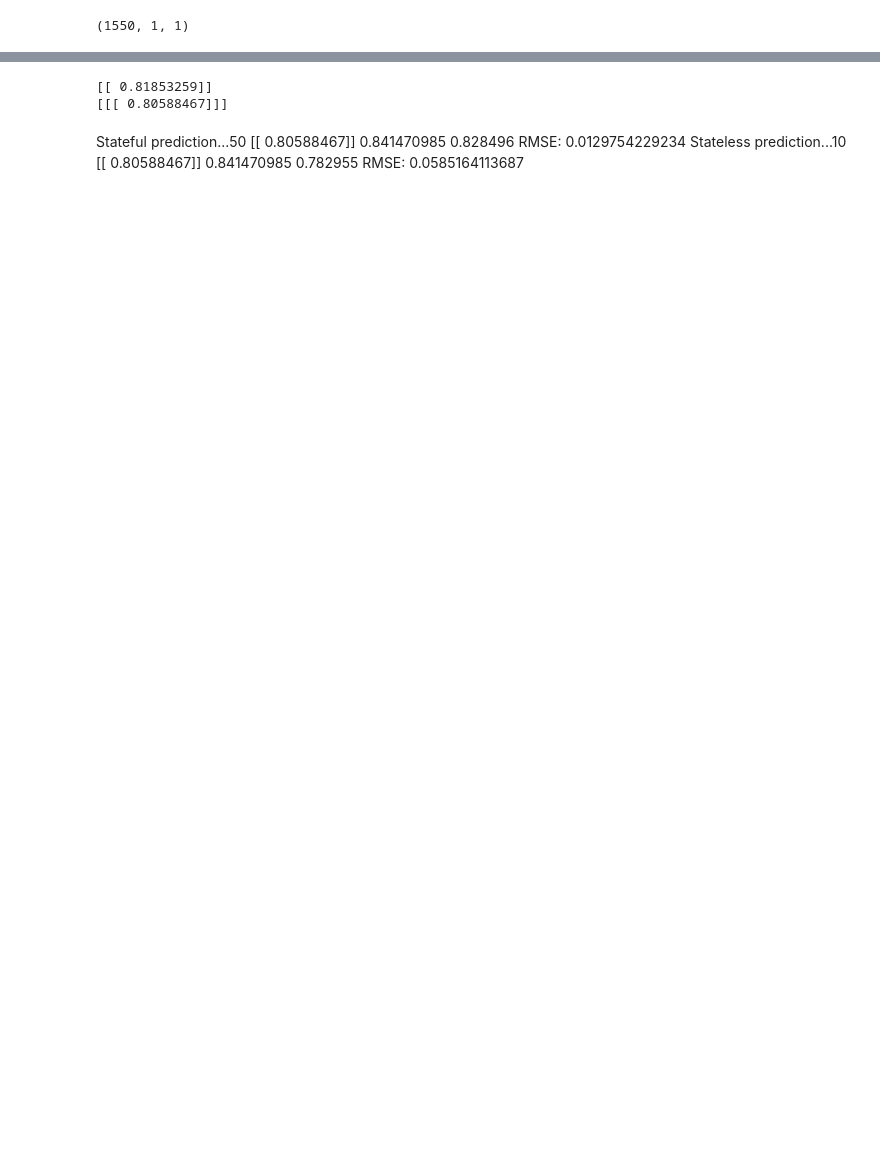
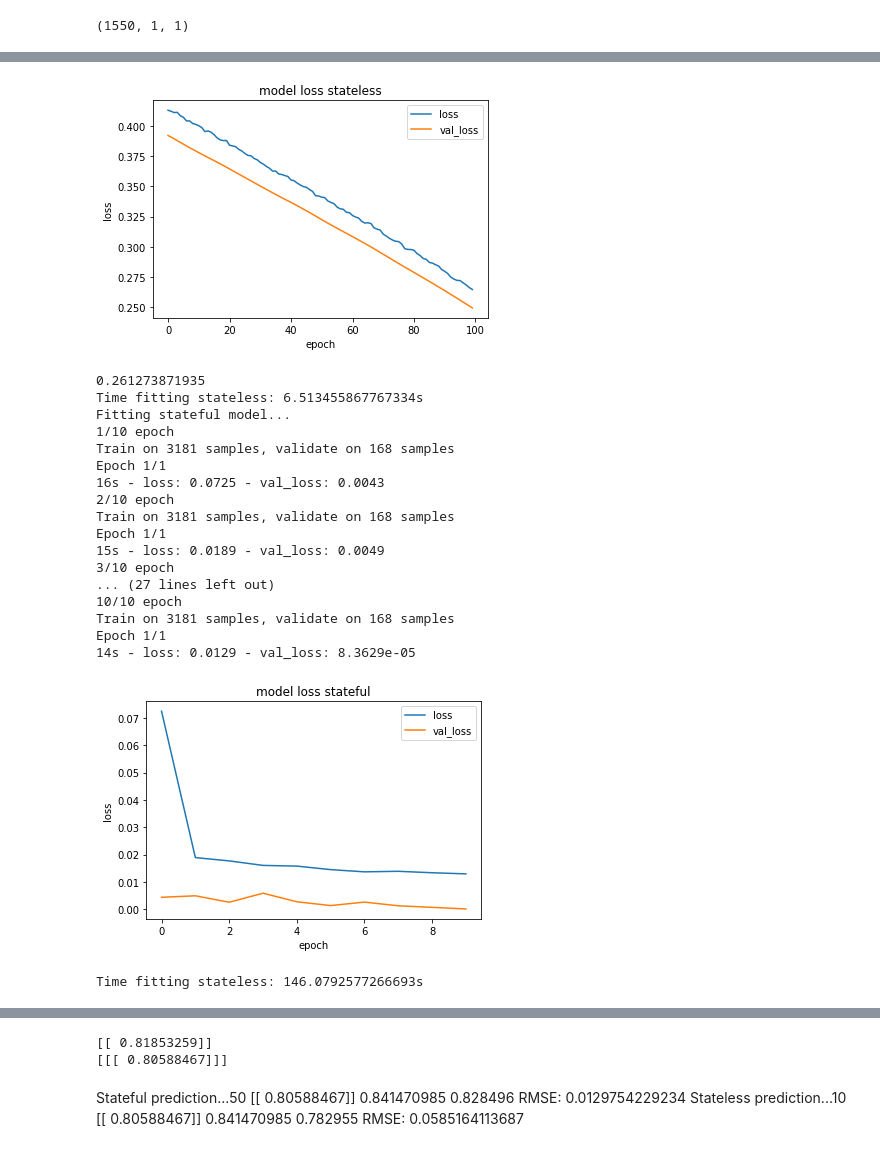
Before and after one commit to pfgoting/lstm-keras, a Jupyter notebook: Playing with LSTM.ipynb, the cells around one changed output, grey strips where cells are left out. Drawn from its saved outputs; the diff is of its cells as text; code cells hidden in the pictures; blank space fills up the shorter version.

```diff
--- a/Playing with LSTM.ipynb
+++ b/Playing with LSTM.ipynb
@@ -117,7 +115,7 @@ models = {}
 for i in range(0,2):
     state = i
     if state == 0:
-        print "Fitting stateless model..."
+        print ("Fitting stateless model...")
         d0 = time.time()
         # 1. define network STATELESS
         model = Sequential()
@@ -127,7 +125,7 @@ for i in range(0,2):
         # 2. compile network
         model.compile(optimizer='adam', loss='mean_squared_error')
         # 3. fit network
-        history = model.fit(trainX, trainY, epochs=1000, batch_size=len(trainX), verbose=1,validation_split=0.05)
+        history = model.fit(trainX, trainY, epochs=100, batch_size=len(trainX), verbose=1,validation_split=0.05)
         # summarize history for loss
         plt.figure()
         plt.plot(history.history['loss'],label='loss')
@@ -143,10 +141,10 @@ for i in range(0,2):
         models['stateless'] = model
         d1 = time.time()
         dt = d1-d0
-        print "Time fitting stateless: {}s".format(dt)
+        print ("Time fitting stateless: {}s".format(dt))
     elif state == 1:
-        print "Fitting stateful model..."
-        epoch = 20
+        print ("Fitting stateful model...")
+        epoch = 10
         d0 = time.time()
         # 1. define network STATEFUL
         batch_size = 1
@@ -160,7 +158,7 @@ for i in range(0,2):
         loss = []
         val_loss = []
         for i in range(epoch):
-            print "{}/{} epoch".format(i+1,epoch)
+            print ("{}/{} epoch".format(i+1,epoch))
             history = model.fit(trainX, trainY, epochs=1, batch_size=batch_size,verbose=2,shuffle=False,validation_split=0.05)
             loss.append(history.history['loss'])
             val_loss.append(history.history['val_loss'])
@@ -177,9 +175,9 @@ for i in range(0,2):
         models['stateful'] = model
         d1 = time.time()
         dt = d1-d0
-        print "Time fitting stateless: {}s".format(dt)
+        print ("Time fitting stateless: {}s".format(dt))
     elif state == 2:
-        print "Fitting jakobs model..."
+        print ("Fitting jakobs model...")
         epoch = 100
 #         trainX = X_train
 #         trainY = y_train
@@ -217,7 +215,7 @@ for i in range(0,2):
         models['jakob'] = model
         d1 = time.time()
         dt = d1-d0
-        print "Time fitting jakob's: {}s".format(dt)
+        print ("Time fitting jakob's: {}s".format(dt))
 # %% [output]
 Fitting stateless model...
 Train on 3181 samples, validate on 168 samples
@@ -239,3 +237,23 @@ Time fitting stateless: 170.882119894s
+[figure, added]
+0.261273871935
+Time fitting stateless: 6.513455867767334s
+Fitting stateful model...
+1/10 epoch
+Train on 3181 samples, validate on 168 samples
+Epoch 1/1
+16s - loss: 0.0725 - val_loss: 0.0043
+2/10 epoch
+Train on 3181 samples, validate on 168 samples
+Epoch 1/1
+15s - loss: 0.0189 - val_loss: 0.0049
+3/10 epoch
+... (27 lines left out)
+10/10 epoch
+Train on 3181 samples, validate on 168 samples
+Epoch 1/1
+14s - loss: 0.0129 - val_loss: 8.3629e-05
+[figure, added]
+Time fitting stateless: 146.0792577266693s
 # %%
 # # Try new data pred
 # import numpy as np
```
Also changed, not shown: parts of 4 cells of this notebook.
